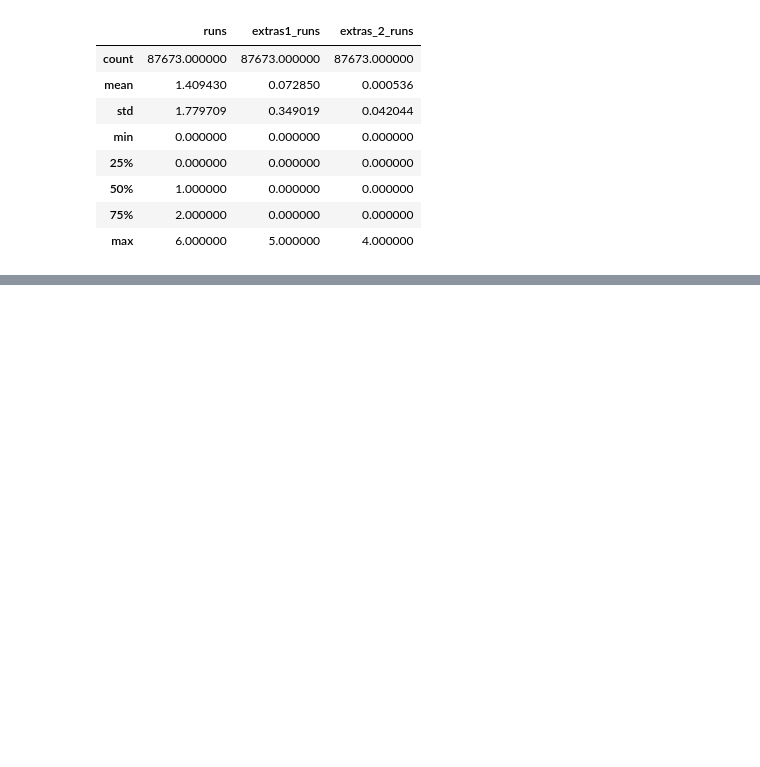
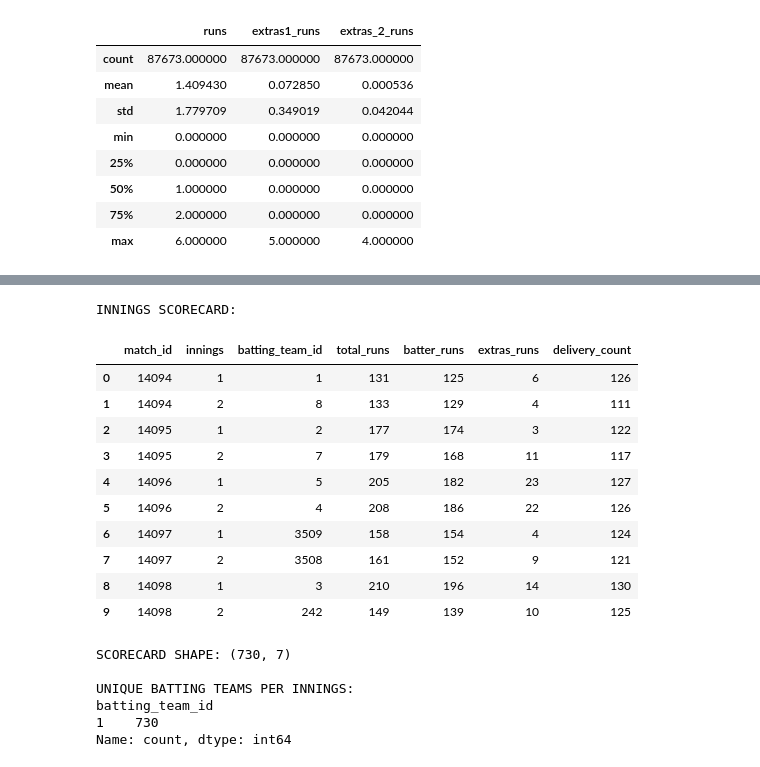
Before and after one commit to Dhanushsj12/SupeRR-Selector-Pressure-Analysis, a Jupyter notebook: notebooks/03_match_analysis.ipynb, the cells around one changed output, grey strips where cells are left out. Saved outputs shown, nothing was run; the diff lists cells and outputs as text; code cells hidden in the pictures; blank space fills up the shorter version.

```diff
--- a/notebooks/03_match_analysis.ipynb
+++ b/notebooks/03_match_analysis.ipynb
@@ -469,0 +732,47 @@ EXTRAS COLUMN SUMMARY:
+# %%
+# BUILD INNINGS SCORECARD
+
+innings_scorecard = (
+    ipl_regular_deliveries
+    .groupby(["match_id", "innings"])
+    .agg(
+        batting_team_id=("batting_team_id", "first"),
+        total_runs=("total_runs", "sum"),
+        batter_runs=("runs", "sum"),
+        extras_runs=("extras1_runs", "sum"),
+        delivery_count=("total_runs", "count")
+    )
+    .reset_index()
+)
+
+print("INNINGS SCORECARD:")
+display(innings_scorecard.head(10))
+
+print("\nSCORECARD SHAPE:", innings_scorecard.shape)
+
+print("\nUNIQUE BATTING TEAMS PER INNINGS:")
+print(
+    innings_scorecard
+    .groupby(["match_id", "innings"])["batting_team_id"]
+    .nunique()
+    .value_counts()
+)
+# %% [output]
+INNINGS SCORECARD:
+|  | match_id | innings | batting_team_id | total_runs | batter_runs | extras_runs | delivery_count |
+| 0 | 14094 | 1 | 1 | 131 | 125 | 6 | 126 |
+| 1 | 14094 | 2 | 8 | 133 | 129 | 4 | 111 |
+| 2 | 14095 | 1 | 2 | 177 | 174 | 3 | 122 |
+| 3 | 14095 | 2 | 7 | 179 | 168 | 11 | 117 |
+| 4 | 14096 | 1 | 5 | 205 | 182 | 23 | 127 |
+| 5 | 14096 | 2 | 4 | 208 | 186 | 22 | 126 |
+| 6 | 14097 | 1 | 3509 | 158 | 154 | 4 | 124 |
+| 7 | 14097 | 2 | 3508 | 161 | 152 | 9 | 121 |
+| 8 | 14098 | 1 | 3 | 210 | 196 | 14 | 130 |
+| 9 | 14098 | 2 | 242 | 149 | 139 | 10 | 125 |
+SCORECARD SHAPE: (730, 7)
+
+UNIQUE BATTING TEAMS PER INNINGS:
+batting_team_id
+1    730
+Name: count, dtype: int64
```
Also changed, not shown: parts of 34 cells of this notebook, 5 other files.
